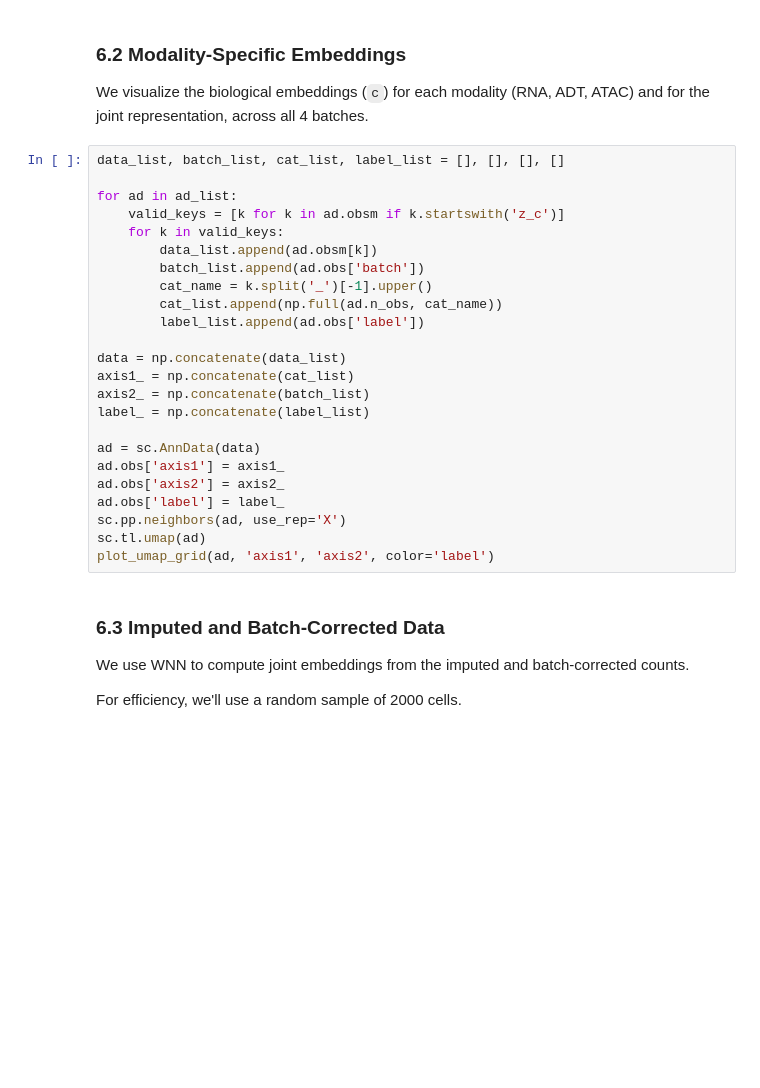
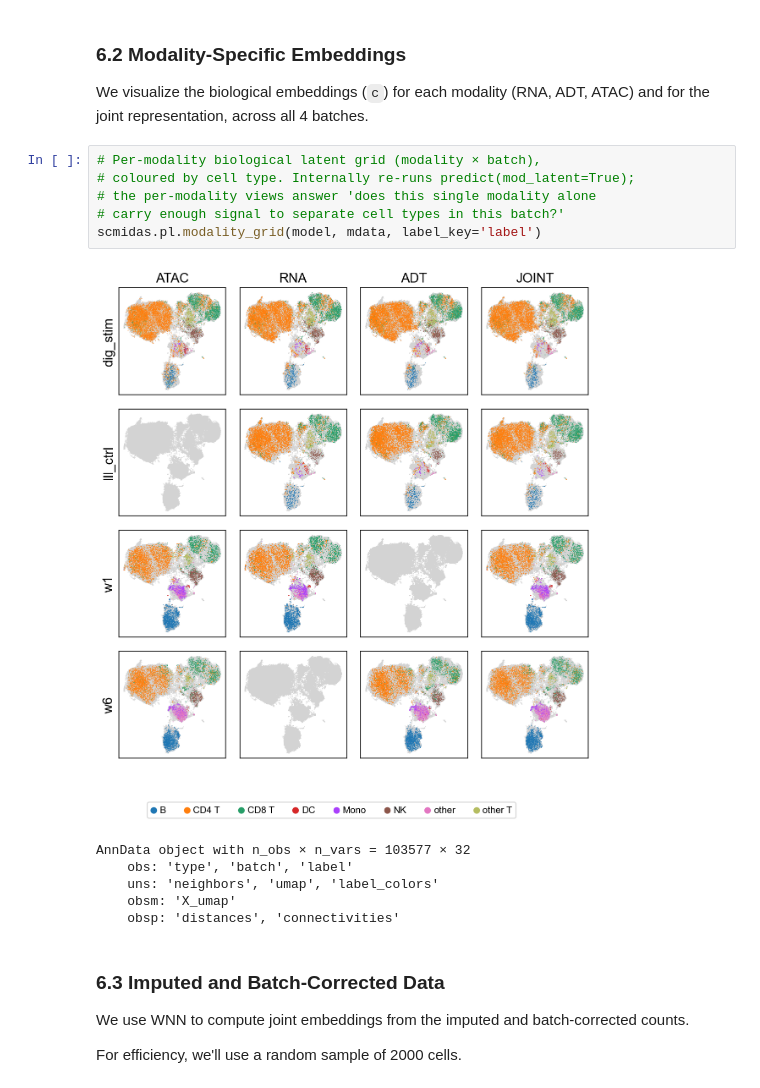
Before and after one commit to labomics/midas, a Jupyter notebook: docs/source/tutorials/basics/demo3.ipynb, the cells around one changed output. Saved outputs shown, nothing was run; the diff lists cells and outputs as text; blank space fills up the shorter version.

```diff
--- a/docs/source/tutorials/basics/demo3.ipynb
+++ b/docs/source/tutorials/basics/demo3.ipynb
@@ -155,30 +211,19 @@ plot_umap(adata, 'z_u_joint', color=['batch', 'label'], wspace=0.4)
 ### 6.2 Modality-Specific Embeddings
 
 We visualize the biological embeddings (`c`) for each modality (RNA, ADT, ATAC) and for the joint representation, across all 4 batches.
-# %%
-data_list, batch_list, cat_list, label_list = [], [], [], []
-
-for ad in ad_list:
-    valid_keys = [k for k in ad.obsm if k.startswith('z_c')]
-    for k in valid_keys:
-        data_list.append(ad.obsm[k])
-        batch_list.append(ad.obs['batch'])
-        cat_name = k.split('_')[-1].upper()
-        cat_list.append(np.full(ad.n_obs, cat_name))
-        label_list.append(ad.obs['label'])
-
-data = np.concatenate(data_list)
-axis1_ = np.concatenate(cat_list)
-axis2_ = np.concatenate(batch_list)
-label_ = np.concatenate(label_list)
-
-ad = sc.AnnData(data)
-ad.obs['axis1'] = axis1_
-ad.obs['axis2'] = axis2_
-ad.obs['label'] = label_
-sc.pp.neighbors(ad, use_rep='X')
-sc.tl.umap(ad)
-plot_umap_grid(ad, 'axis1', 'axis2', color='label')
+# %%
+# Per-modality biological latent grid (modality × batch),
+# coloured by cell type. Internally re-runs predict(mod_latent=True);
+# the per-modality views answer 'does this single modality alone
+# carry enough signal to separate cell types in this batch?'
+scmidas.pl.modality_grid(model, mdata, label_key='label')
+# %% [output]
+[figure, added]
+AnnData object with n_obs × n_vars = 103577 × 32
+    obs: 'type', 'batch', 'label'
+    uns: 'neighbors', 'umap', 'label_colors'
+    obsm: 'X_umap'
+    obsp: 'distances', 'connectivities'
 # %% [markdown]
 ### 6.3 Imputed and Batch-Corrected Data
 
```
Also changed, not shown: parts of 13 cells of this notebook, 15 other files.
